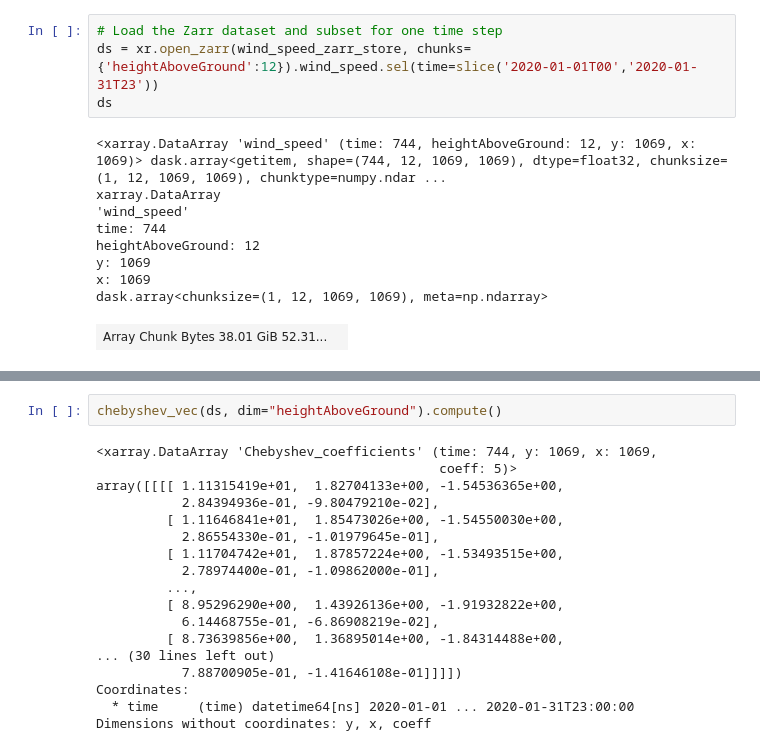
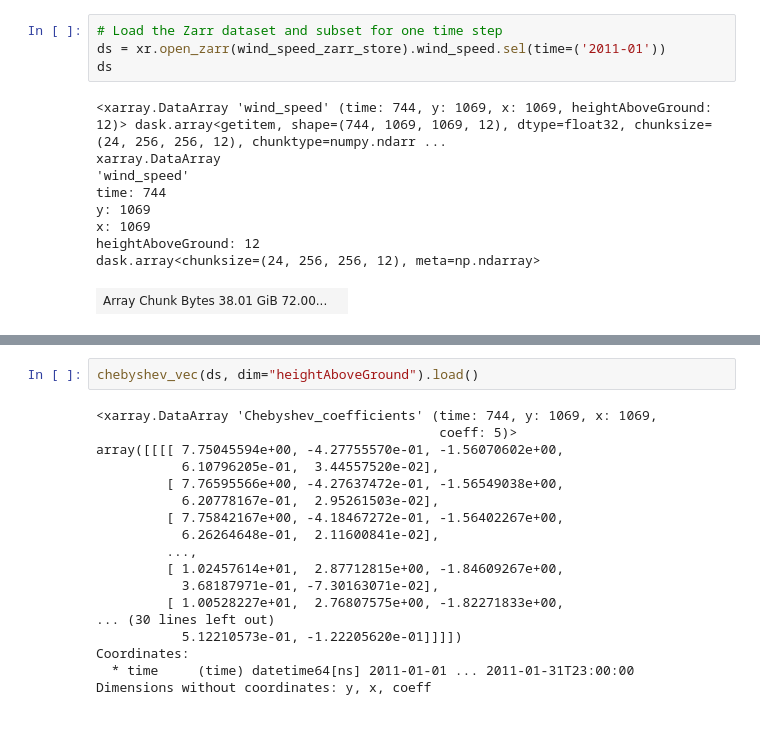
Before and after one commit to HarishBaki/CERRA_wind_profiles_and_Chebyshev_coefficients, a Jupyter notebook: Compute_Chebyshev_coefficients_zarr.ipynb, the cells around one changed output, grey strips where cells are left out. Drawn from its saved outputs; the diff is of its cells as text.

```diff
--- a/Compute_Chebyshev_coefficients_zarr.ipynb
+++ b/Compute_Chebyshev_coefficients_zarr.ipynb
@@ -37,17 +154,17 @@ wind_speed_store.wind_speed[0:31*24,:,100,100].shape
 # %%
 # Load the Zarr dataset and subset for one time step
-ds = xr.open_zarr(wind_speed_zarr_store, chunks={'heightAboveGround':12}).wind_speed.sel(time=slice('2020-01-01T00','2020-01-31T23'))
+ds = xr.open_zarr(wind_speed_zarr_store).wind_speed.sel(time=('2011-01'))
 ds
 # %% [output]
-<xarray.DataArray 'wind_speed' (time: 744, heightAboveGround: 12, y: 1069, x: 1069)> dask.array<getitem, shape=(744, 12, 1069, 1069), dtype=float32, chunksize=(1, 12, 1069, 1069), chunktype=numpy.ndar ...
+<xarray.DataArray 'wind_speed' (time: 744, y: 1069, x: 1069, heightAboveGround: 12)> dask.array<getitem, shape=(744, 1069, 1069, 12), dtype=float32, chunksize=(24, 256, 256, 12), chunktype=numpy.ndarr ...
 xarray.DataArray
 'wind_speed'
 time: 744
-heightAboveGround: 12
 y: 1069
 x: 1069
-dask.array<chunksize=(1, 12, 1069, 1069), meta=np.ndarray>
+heightAboveGround: 12
+dask.array<chunksize=(24, 256, 256, 12), meta=np.ndarray>
-| Array Chunk Bytes 38.01 GiB 52.31... |  |
+| Array Chunk Bytes 38.01 GiB 72.00... |  |
 Coordinates: (2)
 heightAboveGround
 (heightAboveGround)
@@ -66,22 +183,22 @@ unknown
 units :
 m s**-1
 # %%
-chebyshev_vec(ds, dim="heightAboveGround").compute()
+chebyshev_vec(ds, dim="heightAboveGround").load()
 # %% [output]
 <xarray.DataArray 'Chebyshev_coefficients' (time: 744, y: 1069, x: 1069,
                                             coeff: 5)>
-array([[[[ 1.11315419e+01,  1.82704133e+00, -1.54536365e+00,
-           2.84394936e-01, -9.80479210e-02],
-         [ 1.11646841e+01,  1.85473026e+00, -1.54550030e+00,
-           2.86554330e-01, -1.01979645e-01],
-         [ 1.11704742e+01,  1.87857224e+00, -1.53493515e+00,
-           2.78974400e-01, -1.09862000e-01],
+array([[[[ 7.75045594e+00, -4.27755570e-01, -1.56070602e+00,
+           6.10796205e-01,  3.44557520e-02],
+         [ 7.76595566e+00, -4.27637472e-01, -1.56549038e+00,
+           6.20778167e-01,  2.95261503e-02],
+         [ 7.75842167e+00, -4.18467272e-01, -1.56402267e+00,
+           6.26264648e-01,  2.11600841e-02],
          ...,
-         [ 8.95296290e+00,  1.43926136e+00, -1.91932822e+00,
-           6.14468755e-01, -6.86908219e-02],
-         [ 8.73639856e+00,  1.36895014e+00, -1.84314488e+00,
+         [ 1.02457614e+01,  2.87712815e+00, -1.84609267e+00,
+           3.68187971e-01, -7.30163071e-02],
+         [ 1.00528227e+01,  2.76807575e+00, -1.82271833e+00,
 ... (30 lines left out)
-           7.88700905e-01, -1.41646108e-01]]]])
+           5.12210573e-01, -1.22205620e-01]]]])
 Coordinates:
-  * time     (time) datetime64[ns] 2020-01-01 ... 2020-01-31T23:00:00
+  * time     (time) datetime64[ns] 2011-01-01 ... 2011-01-31T23:00:00
 Dimensions without coordinates: y, x, coeff
```
Also changed, not shown: parts of 9 cells of this notebook.
